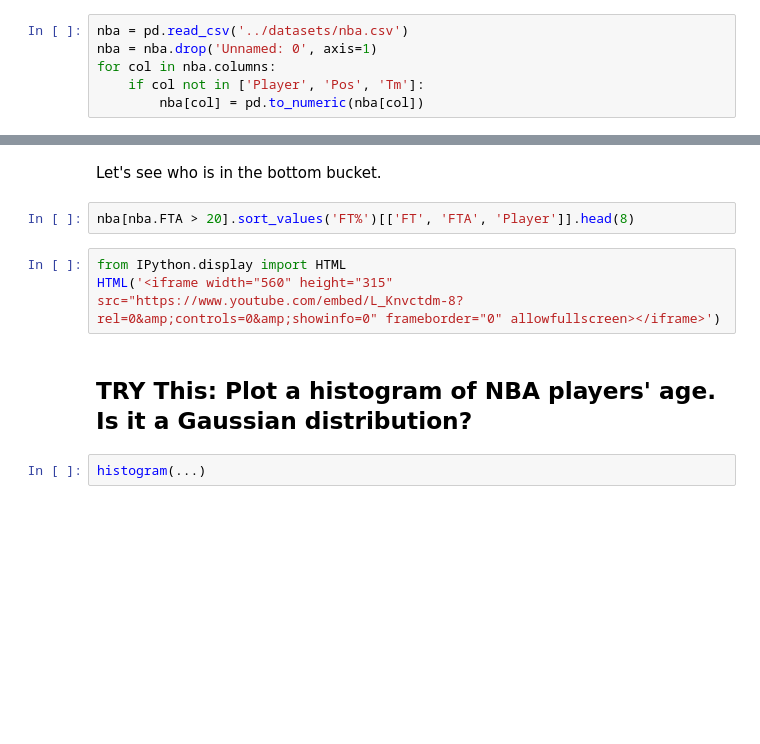
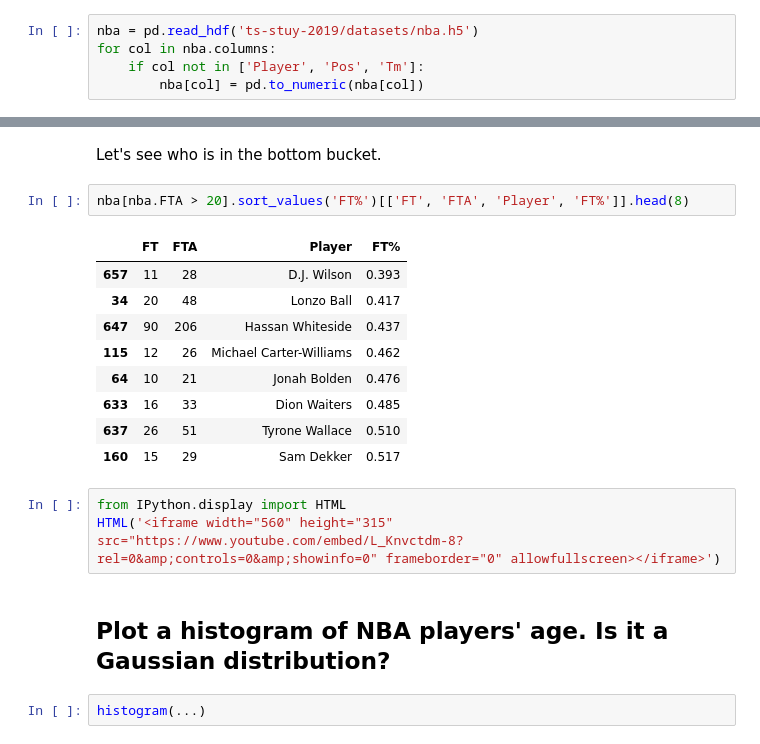
Before and after one commit to haroldfox/ts-stuy-2019, a Jupyter notebook: notebooks/03_distributions.ipynb, the cells around one changed output, grey strips where cells are left out. Cells and saved outputs as stored; diff of their text form; blank space fills up the shorter version.

```diff
--- a/notebooks/03_distributions.ipynb
+++ b/notebooks/03_distributions.ipynb
@@ -110,6 +117,5 @@ Let's load a dataset of NBA player statistics to see how these distributions com
 # %%
-nba = pd.read_csv('../datasets/nba.csv')
-nba = nba.drop('Unnamed: 0', axis=1)
+nba = pd.read_hdf('ts-stuy-2019/datasets/nba.h5')
 for col in nba.columns:
     if col not in ['Player', 'Pos', 'Tm']:
         nba[col] = pd.to_numeric(nba[col])
@@ -141,12 +157,22 @@ histogram(nba[nba['3PA'] >= 20]['3P%'])
 # %% [markdown]
 Let's see who is in the bottom bucket.
 # %%
-nba[nba.FTA > 20].sort_values('FT%')[['FT', 'FTA', 'Player']].head(8)
+nba[nba.FTA > 20].sort_values('FT%')[['FT', 'FTA', 'Player', 'FT%']].head(8)
+# %% [output]
+|  | FT | FTA | Player | FT% |
+| 657 | 11 | 28 | D.J. Wilson | 0.393 |
+| 34 | 20 | 48 | Lonzo Ball | 0.417 |
+| 647 | 90 | 206 | Hassan Whiteside | 0.437 |
+| 115 | 12 | 26 | Michael Carter-Williams | 0.462 |
+| 64 | 10 | 21 | Jonah Bolden | 0.476 |
+| 633 | 16 | 33 | Dion Waiters | 0.485 |
+| 637 | 26 | 51 | Tyrone Wallace | 0.510 |
+| 160 | 15 | 29 | Sam Dekker | 0.517 |
 # %%
 from IPython.display import HTML
 HTML('<iframe width="560" height="315" src="https://www.youtube.com/embed/L_Knvctdm-8?rel=0&amp;controls=0&amp;showinfo=0" frameborder="0" allowfullscreen></iframe>')
 # %% [markdown]
-## TRY This: Plot a histogram of NBA players' age. Is it a Gaussian distribution?
+## Plot a histogram of NBA players' age. Is it a Gaussian distribution?
 # %%
 histogram(...)
 # %% [markdown]
```
Also changed, not shown: parts of 26 cells of this notebook.
